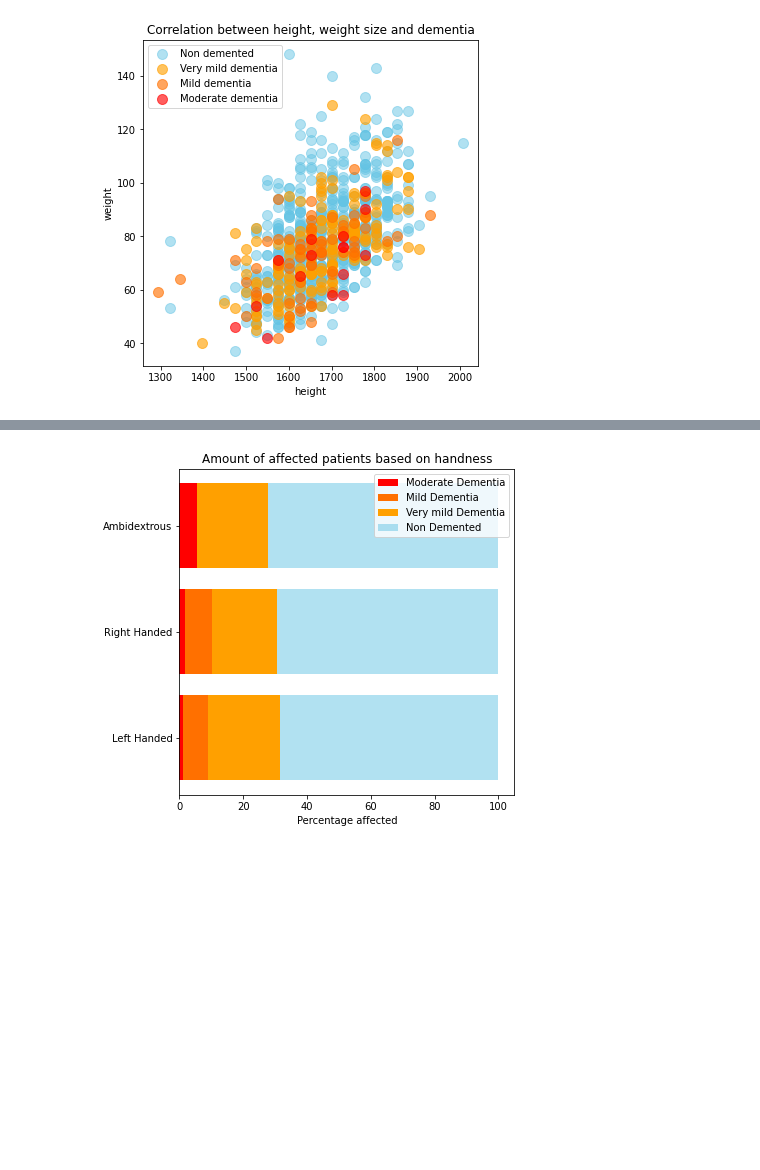
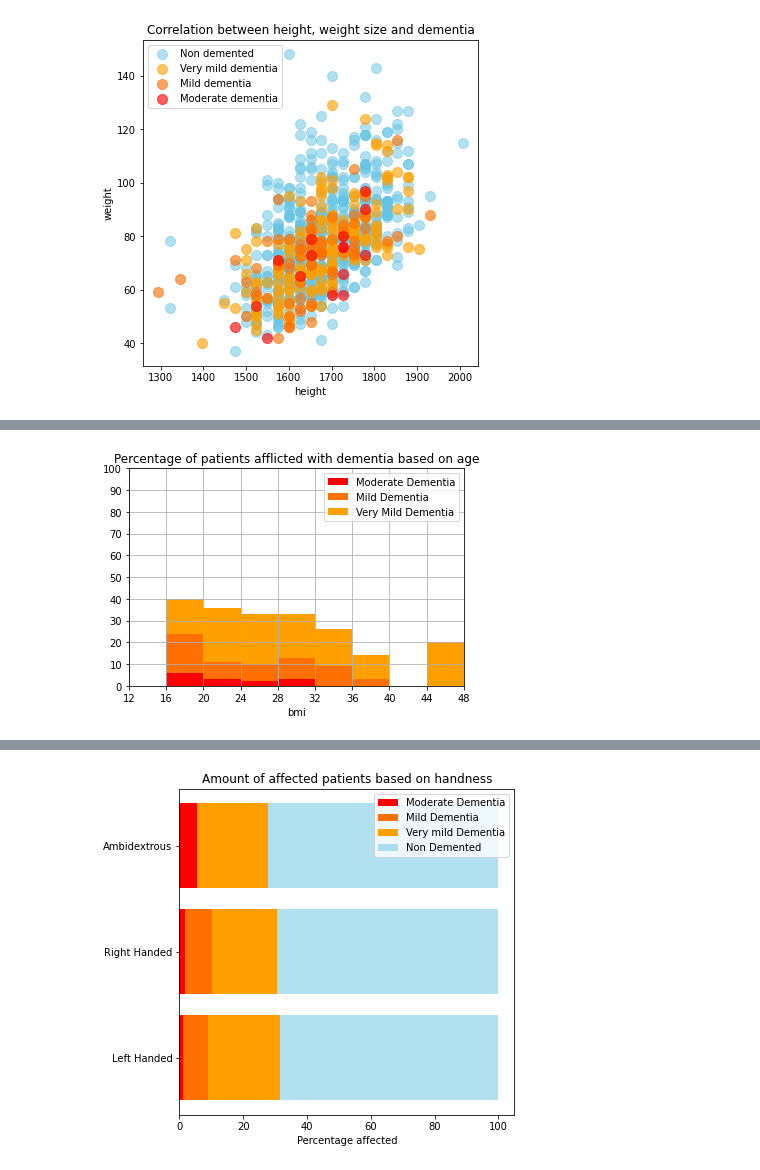
Before and after one commit to xCocco0/alzheimer-recognition, a Jupyter notebook: alzheimer.ipynb, the cells around one changed output, grey strips where cells are left out. Cells and saved outputs as stored; diff of their text form; code cells hidden in the pictures; blank space fills up the shorter version.

```diff
--- a/alzheimer.ipynb
+++ b/alzheimer.ipynb
@@ -236,0 +180,7 @@ plt.show()
+# %%
+dfbmi = df.loc[:,["height","weight","cdr"]]
+dfbmi["bmi"] = (1000000*df["weight"])/(df["height"]**2)
+
+hist_plot("bmi", 4, 20, xmin = 12, xmax = 48, df = dfbmi)
+# %% [output]
+[figure, added]
```
Also changed, not shown: parts of 17 cells of this notebook.
